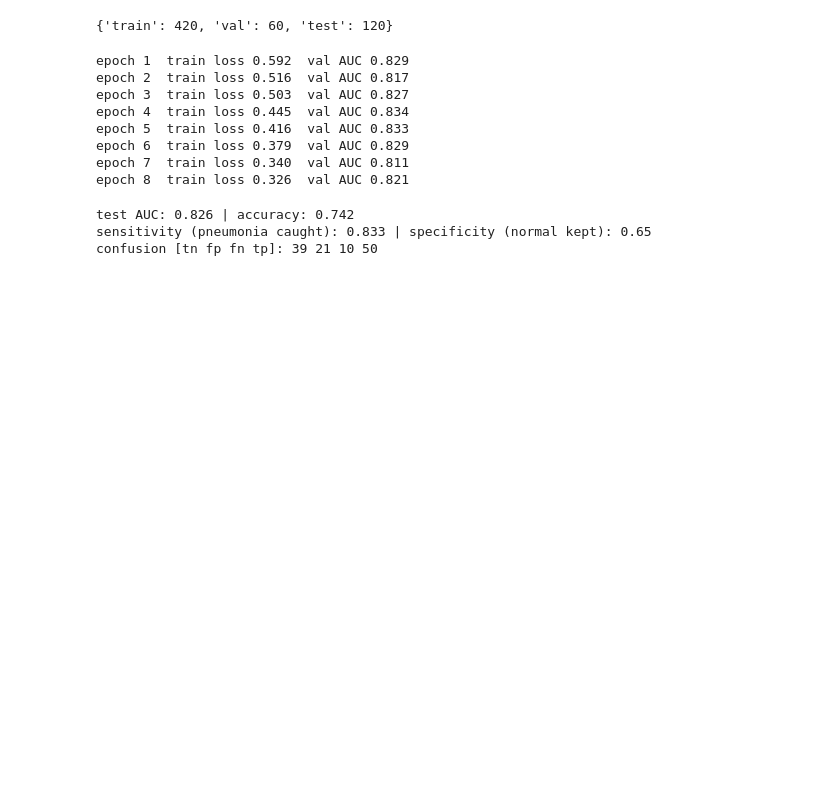
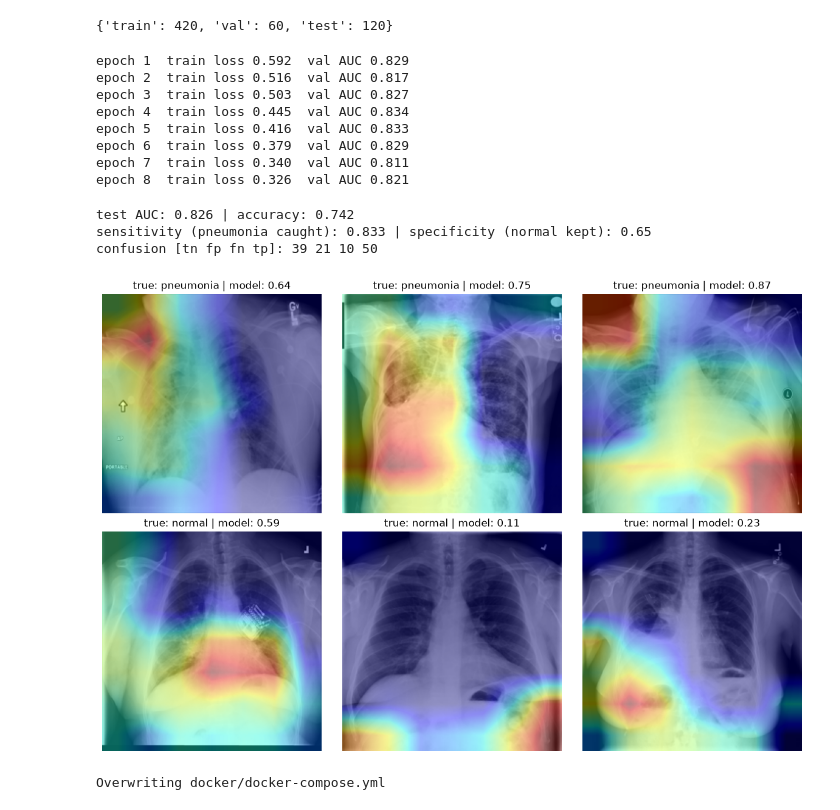
Before and after one commit to pranavwakurde3/medical-imaging-system, a Jupyter notebook: 02_train.ipynb, the cells around one changed output. Saved outputs shown, nothing was run; the diff lists cells and outputs as text; code cells hidden in the pictures; blank space fills up the shorter version.

```diff
--- a/02_train.ipynb
+++ b/02_train.ipynb
@@ -71,3 +71,50 @@ print("confusion [tn fp fn tp]:", tn, fp, fn, tp)
 test AUC: 0.826 | accuracy: 0.742
 sensitivity (pneumonia caught): 0.833 | specificity (normal kept): 0.65
 confusion [tn fp fn tp]: 39 21 10 50
+# %%
+import torch.nn.functional as F
+import matplotlib.pyplot as plt
+
+def gradcam(pid):
+    img = Image.open(f"data/processed/{pid}.png").convert("RGB")
+    x = plain(img).unsqueeze(0)
+    m.eval(); m.zero_grad()
+    f = m.features(x)
+    r = F.relu(f); r.retain_grad()
+    out = m.classifier(torch.flatten(F.adaptive_avg_pool2d(r, 1), 1))
+    out.sum().backward()
+    w = r.grad.mean(dim=(2, 3), keepdim=True)
+    cam = F.relu((w * r).sum(1, keepdim=True))
+    cam = F.interpolate(cam, size=(224, 224), mode="bilinear")[0, 0].detach().numpy()
+    cam = (cam - cam.min()) / (cam.max() - cam.min() + 1e-8)
+    return img, cam, torch.sigmoid(out).item()
+
+os.makedirs("docs/gradcam", exist_ok=True)
+test = sp[sp.split == "test"]
+pick = pd.concat([test[test.label == 1].head(3), test[test.label == 0].head(3)])
+fig, ax = plt.subplots(2, 3, figsize=(12, 8))
+for a, (_, r) in zip(ax.ravel(), pick.iterrows()):
+    img, cam, p = gradcam(r.patientId)
+    a.imshow(img); a.imshow(cam, cmap="jet", alpha=0.4); a.axis("off")
+    a.set_title(f"true: {'pneumonia' if r.label else 'normal'} | model: {p:.2f}")
+plt.tight_layout(); plt.savefig("docs/gradcam/examples.png", dpi=120); plt.show()
+# %% [output]
+[figure, added]
+# %%
+%%writefile docker/docker-compose.yml
+services:
+  orthanc:
+    image: orthancteam/orthanc:latest
+    container_name: medical-orthanc
+    ports:
+      - "8042:8042"
+      - "4242:4242"
+    environment:
+      ORTHANC__REMOTE_ACCESS_ALLOWED: "true"
+      ORTHANC__AUTHENTICATION_ENABLED: "false"
+    volumes:
+      - orthanc-data:/var/lib/orthanc/db
+volumes:
+  orthanc-data:
+# %% [output]
+Overwriting docker/docker-compose.yml
```
Also changed, not shown: parts of 15 cells of this notebook, 25 other files.
